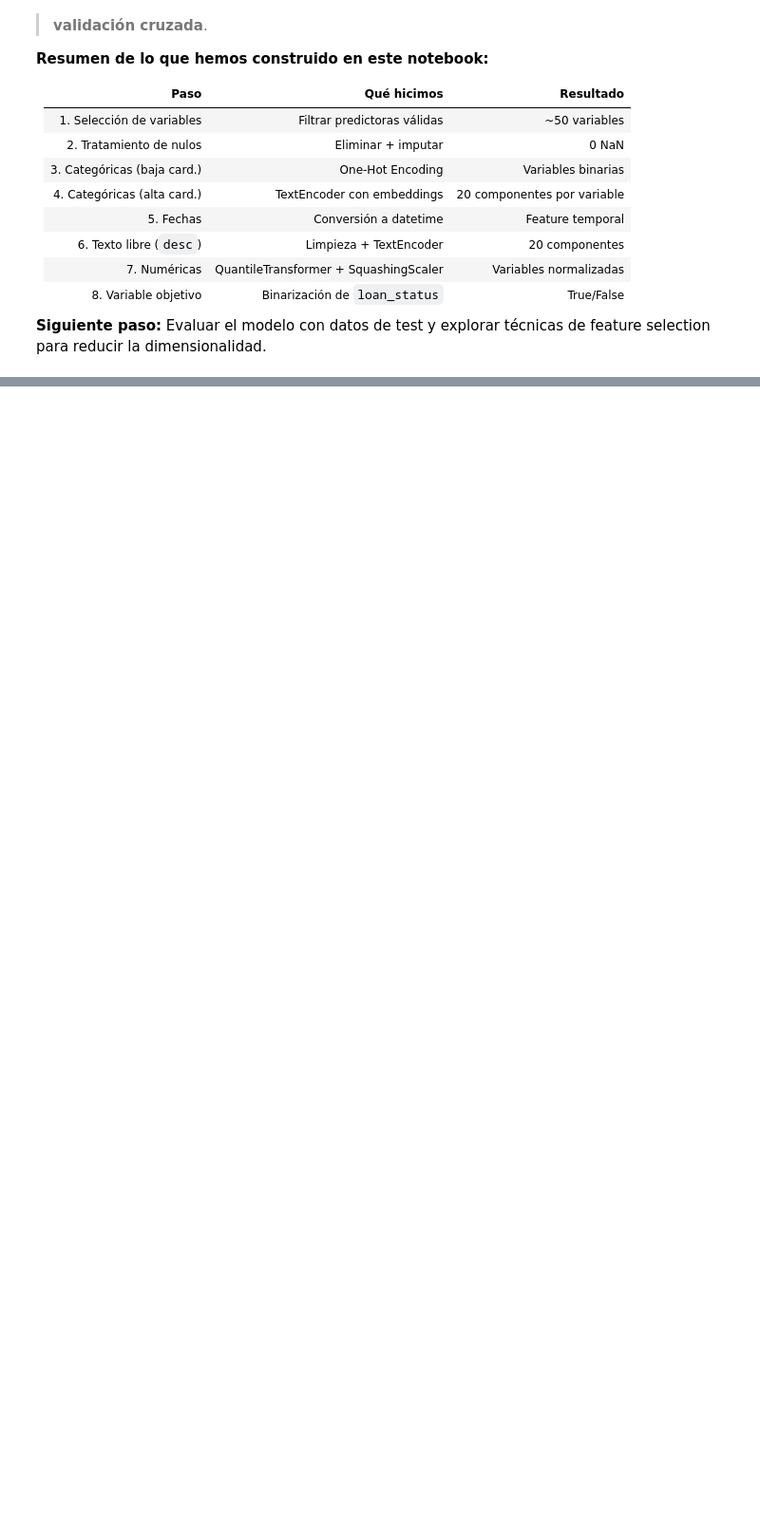
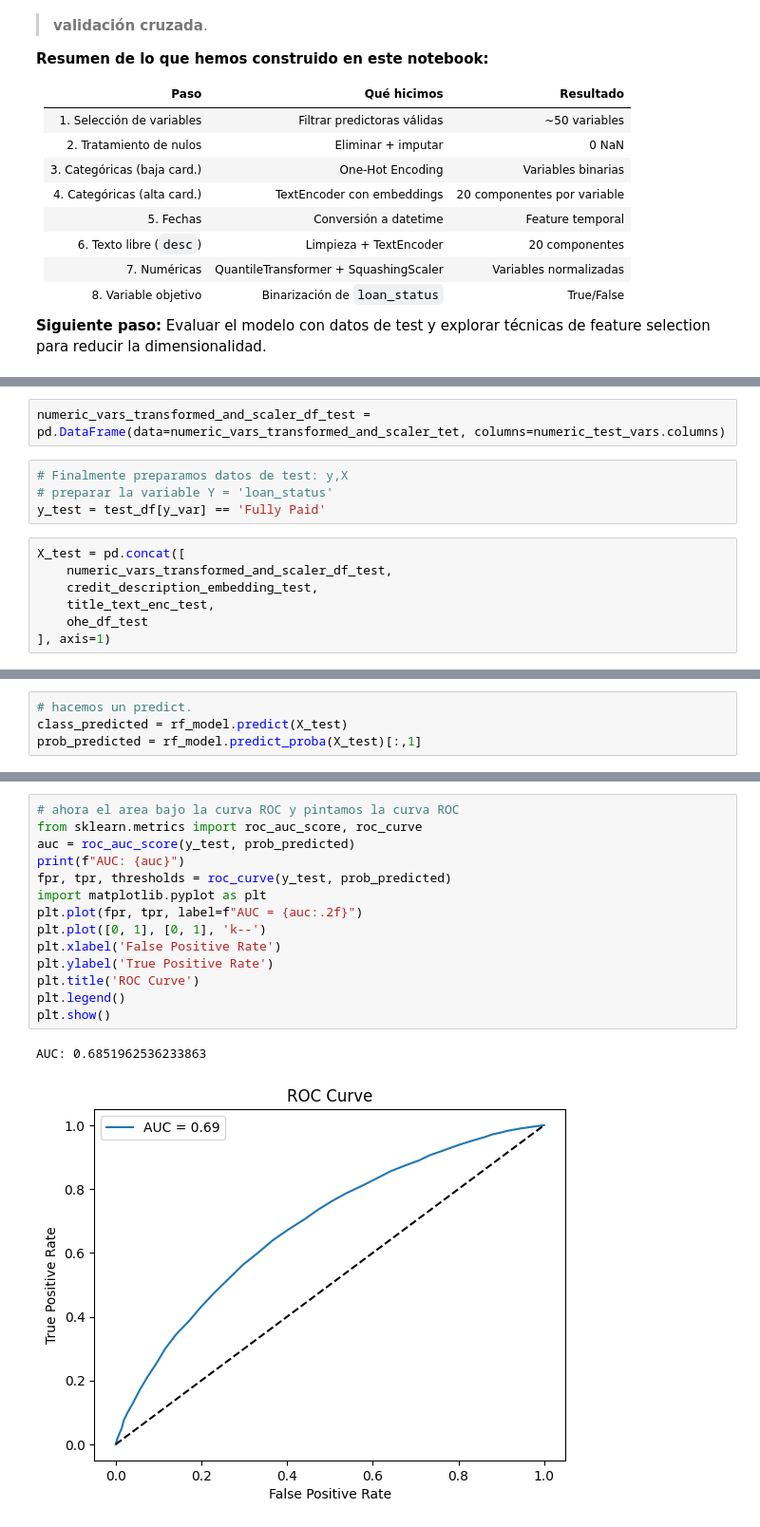
Before and after one commit to mmartinb75/modelizacion_datos_2026, a Jupyter notebook: 03_preprocesamiento.ipynb, the cells around one changed output, grey strips where cells are left out. Shown at 95% size. Saved outputs shown, nothing was run; the diff lists cells and outputs as text; blank space fills up the shorter version.

```diff
--- a/03_preprocesamiento.ipynb
+++ b/03_preprocesamiento.ipynb
@@ -741,0 +877,13 @@ El `score()` de un clasificador en scikit-learn devuelve el **accuracy** (porcen
+# %%
+numeric_vars_transformed_and_scaler_df_test = pd.DataFrame(data=numeric_vars_transformed_and_scaler_tet, columns=numeric_test_vars.columns)
+# %%
+# Finalmente preparamos datos de test: y,X
+# preparar la variable Y = 'loan_status'
+y_test = test_df[y_var] == 'Fully Paid'
+# %%
+X_test = pd.concat([
+    numeric_vars_transformed_and_scaler_df_test,
+    credit_description_embedding_test,
+    title_text_enc_test,
+    ohe_df_test
+], axis=1)
@@ -741,0 +918,4 @@ El `score()` de un clasificador en scikit-learn devuelve el **accuracy** (porcen
+# %%
+# hacemos un predict.
+class_predicted = rf_model.predict(X_test)
+prob_predicted = rf_model.predict_proba(X_test)[:,1]
@@ -741,0 +962,17 @@ El `score()` de un clasificador en scikit-learn devuelve el **accuracy** (porcen
+# %%
+# ahora el area bajo la curva ROC y pintamos la curva ROC
+from sklearn.metrics import roc_auc_score, roc_curve
+auc = roc_auc_score(y_test, prob_predicted)
+print(f"AUC: {auc}")
+fpr, tpr, thresholds = roc_curve(y_test, prob_predicted)
+import matplotlib.pyplot as plt
+plt.plot(fpr, tpr, label=f"AUC = {auc:.2f}")
+plt.plot([0, 1], [0, 1], 'k--')
+plt.xlabel('False Positive Rate')
+plt.ylabel('True Positive Rate')
+plt.title('ROC Curve')
+plt.legend()
+plt.show()
+# %% [output]
+AUC: 0.6851962536233863
+[figure, added]
```
Also changed, not shown: parts of 56 cells of this notebook.
